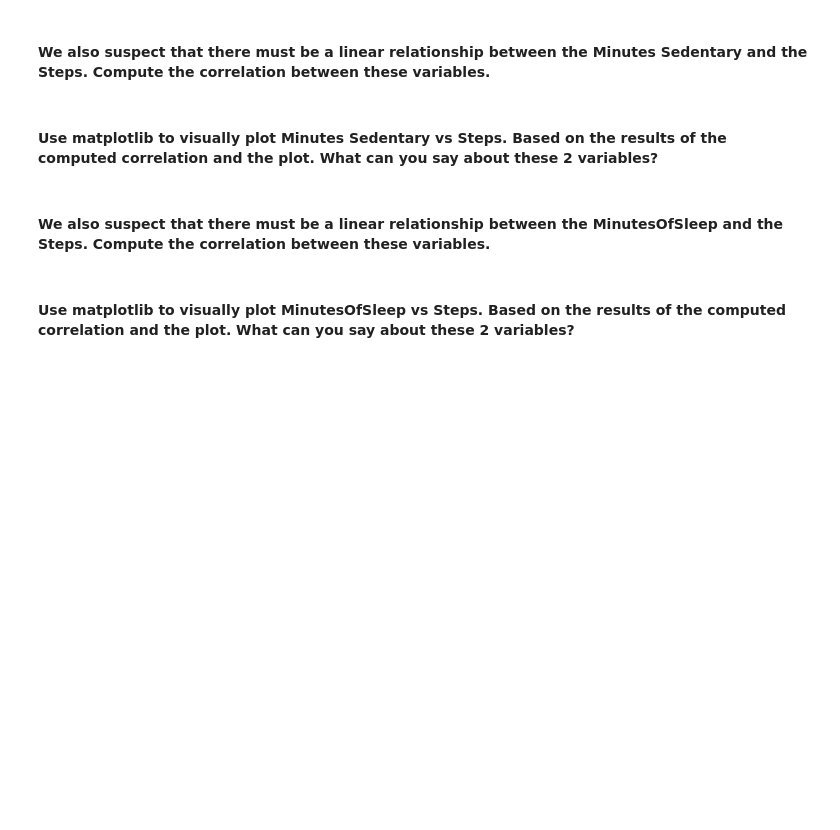
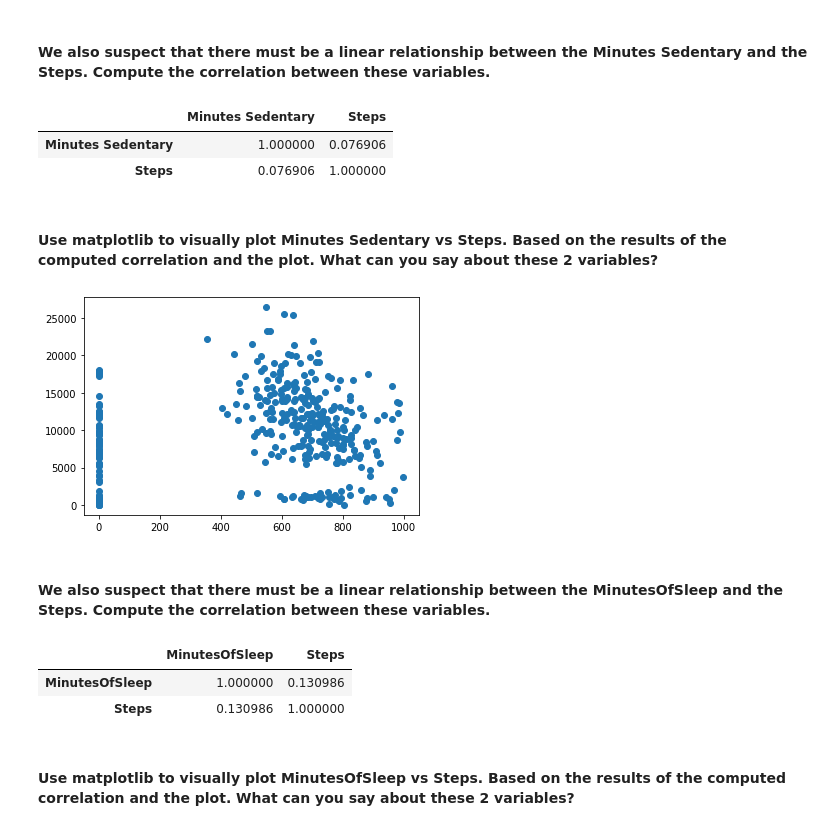
Before and after one commit to ta-data-lis/lab-pivot-table-and-correlation, a Jupyter notebook: your_code/main.ipynb, the cells around one changed output. Cells and saved outputs as stored; diff of their text form; code cells hidden in the pictures; blank space fills up the shorter version.

```diff
--- a/your_code/main.ipynb
+++ b/your_code/main.ipynb
@@ -138,5 +297,12 @@ Hint: Use Pandas functions from previous lectures.
 #### We also suspect that there must be a linear relationship between the Minutes Sedentary and the Steps. Compute the correlation between these variables.
 # %%
 # your answer here
+condition = fitbit[['Minutes Sedentary', 'Steps']]
+
+condition.corr()
+# %% [output]
+|  | Minutes Sedentary | Steps |
+| Minutes Sedentary | 1.000000 | 0.076906 |
+| Steps | 0.076906 | 1.000000 |
 # %% [markdown]
 #### Use matplotlib to visually plot Minutes Sedentary vs Steps. Based on the results of the computed correlation and the plot. What can you say about these 2 variables?
@@ -145,6 +309,22 @@ Hint: Use Pandas functions from previous lectures.
+# %%
+# your answer here
+plt.scatter(x=fitbit['Minutes Sedentary'], y=fitbit['Steps'])
+plt.show()
+
+# we can say there is no correlation between then
+# %% [output]
+[figure, added]
 # %% [markdown]
 #### We also suspect that there must be a linear relationship between the MinutesOfSleep and the Steps. Compute the correlation between these variables.
 # %%
 # your answer here
+
+condition = fitbit[['MinutesOfSleep', 'Steps']]
+
+condition.corr()
+# %% [output]
+|  | MinutesOfSleep | Steps |
+| MinutesOfSleep | 1.000000 | 0.130986 |
+| Steps | 0.130986 | 1.000000 |
 # %% [markdown]
 #### Use matplotlib to visually plot MinutesOfSleep vs Steps. Based on the results of the computed correlation and the plot. What can you say about these 2 variables?
```
Also changed, not shown: parts of 36 cells of this notebook, 2 other files.
